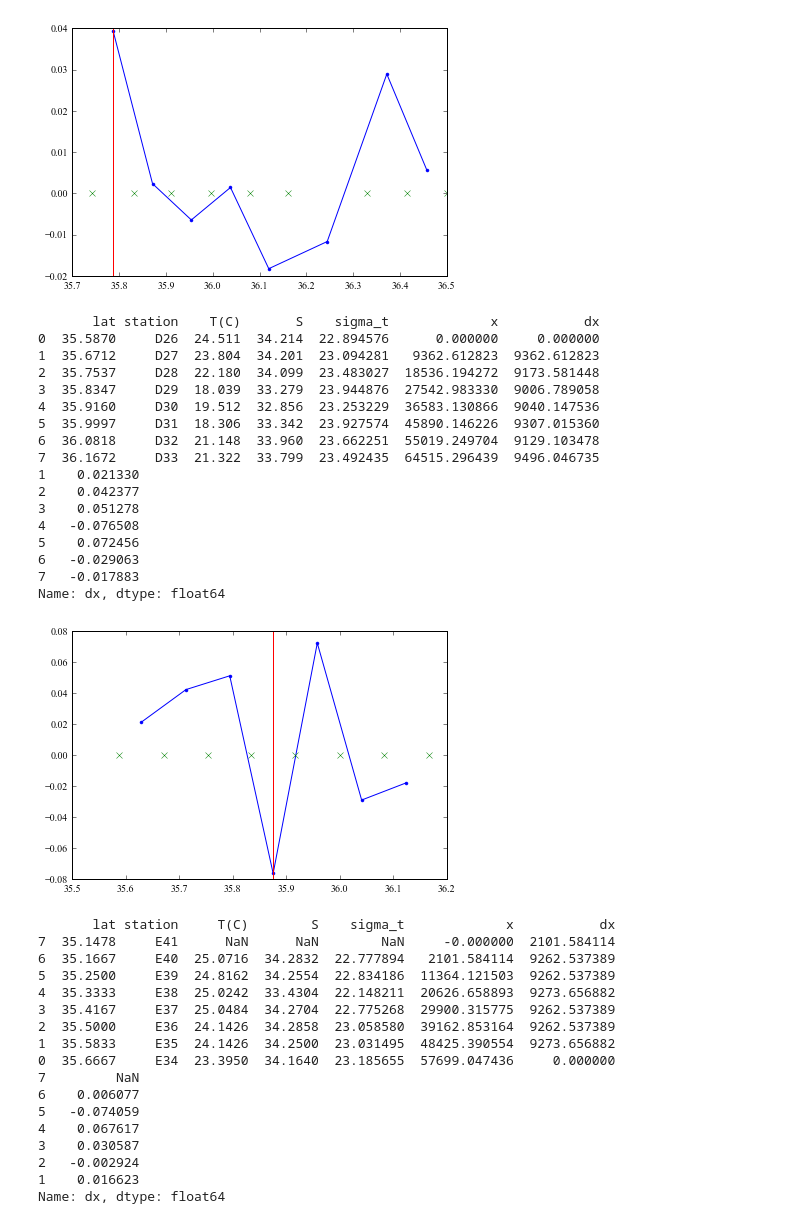
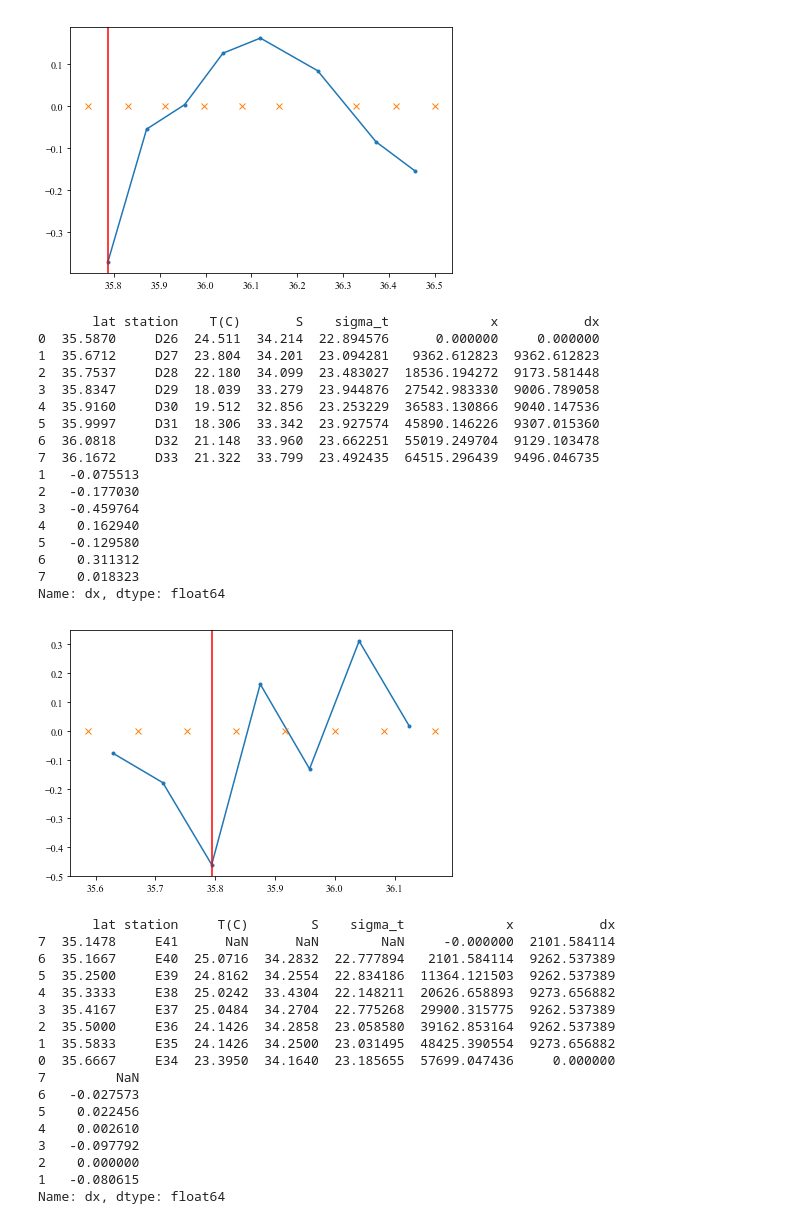
Before and after one commit to sophieclayton/kuroshio_chapter, a Jupyter notebook: distance_from_front.ipynb, the cells around one changed output. Cells and saved outputs as stored; diff of their text form; code cells hidden in the pictures.

```diff
--- a/distance_from_front.ipynb
+++ b/distance_from_front.ipynb
@@ -75,7 +71,7 @@ for t in pd.unique(data.transect):
         tt = tt.sort_values(by='lat', ascending=True)
     print tt
 
-    dt = np.diff(tt['sigma_t'])
+    dt = np.diff(tt['T(C)'])
     dx = tt.loc[tt['dx']>0,'dx']/1000
     dtdx = dt/dx
     adtdx = np.abs(dtdx)
@@ -148,23 +144,23 @@ Name: dx, dtype: float64
 Name: dx, dtype: float64
-[figure, old version]
+[figure, new version]
        lat station    T(C)       S    sigma_t             x           dx
 0  35.5870     D26  24.511  34.214  22.894576      0.000000     0.000000
 1  35.6712     D27  23.804  34.201  23.094281   9362.612823  9362.612823
 2  35.7537     D28  22.180  34.099  23.483027  18536.194272  9173.581448
 3  35.8347     D29  18.039  33.279  23.944876  27542.983330  9006.789058
 4  35.9160     D30  19.512  32.856  23.253229  36583.130866  9040.147536
 5  35.9997     D31  18.306  33.342  23.927574  45890.146226  9307.015360
 6  36.0818     D32  21.148  33.960  23.662251  55019.249704  9129.103478
 7  36.1672     D33  21.322  33.799  23.492435  64515.296439  9496.046735
-1    0.021330
-2    0.042377
-3    0.051278
-4   -0.076508
-5    0.072456
-6   -0.029063
-7   -0.017883
+1   -0.075513
+2   -0.177030
+3   -0.459764
+4    0.162940
+5   -0.129580
+6    0.311312
+7    0.018323
 Name: dx, dtype: float64
-[figure, old version]
+[figure, new version]
        lat station     T(C)        S    sigma_t             x           dx
 7  35.1478     E41      NaN      NaN        NaN     -0.000000  2101.584114
 6  35.1667     E40  25.0716  34.2832  22.777894   2101.584114  9262.537389
@@ -175,10 +171,10 @@ Name: dx, dtype: float64
 1  35.5833     E35  24.1426  34.2500  23.031495  48425.390554  9273.656882
 0  35.6667     E34  23.3950  34.1640  23.185655  57699.047436     0.000000
 7         NaN
-6    0.006077
-5   -0.074059
-4    0.067617
-3    0.030587
-2   -0.002924
-1    0.016623
+6   -0.027573
+5    0.022456
+4    0.002610
+3   -0.097792
+2    0.000000
+1   -0.080615
 Name: dx, dtype: float64
```
Also changed, not shown: parts of 3 cells of this notebook, 1 other file.
